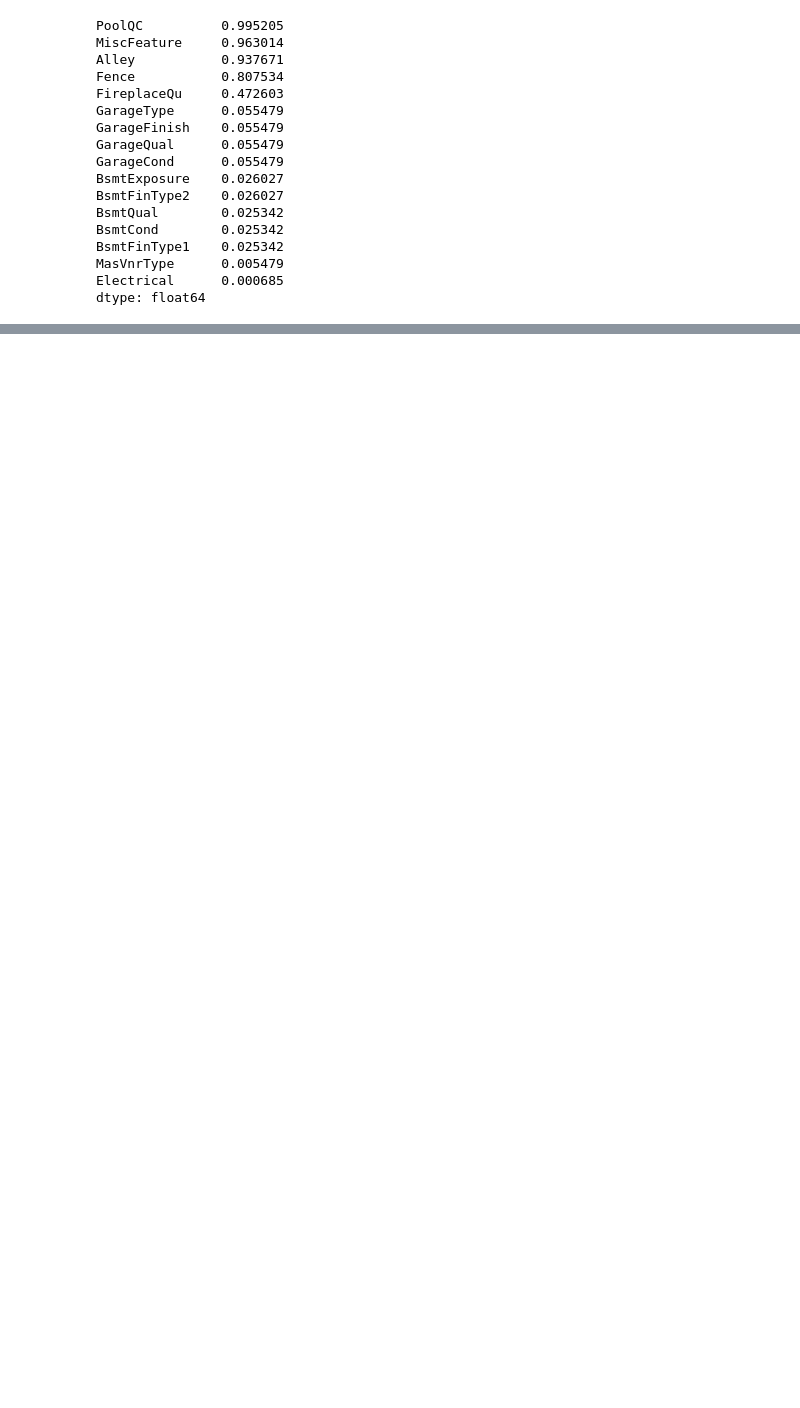
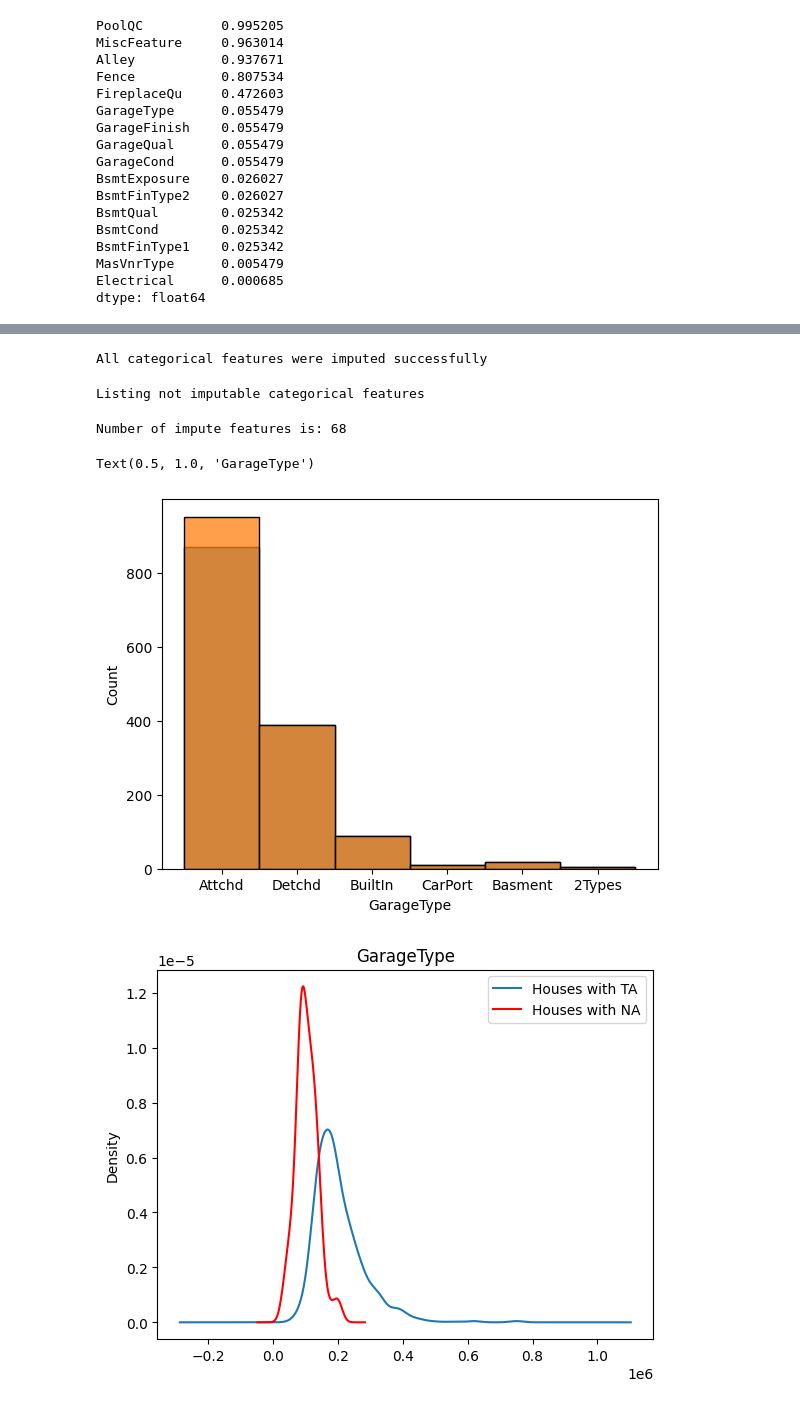
Before and after one commit to iliya1984/DevML, a Jupyter notebook: House Prices/house_prices_feature_analysis.ipynb, the cells around one changed output, grey strips where cells are left out. Cells and saved outputs as stored; diff of their text form; code cells hidden in the pictures; blank space fills up the shorter version.

Commit message:
Added categorical feature imputation

```diff
--- a/House Prices/house_prices_feature_analysis.ipynb
+++ b/House Prices/house_prices_feature_analysis.ipynb
@@ -245,0 +252,65 @@ train_df['GarageYrBlt'].median()
+# %%
+cat_features_to_impute = fa.analyse_missing_features(imputed_train_df, cat_features_to_impute.index, True)
+
+if(len(cat_features_to_impute) == 0):
+    print('All categorical features were imputed successfully')
+else:
+    print('Warning ! Not all categorical features were imputed')
+# %% [output]
+All categorical features were imputed successfully
+# %%
+print('Listing not imputable categorical features')
+not_imputable_cat_feature_list = not_imputable_cat_features.index.values.tolist()
+# %% [output]
+Listing not imputable categorical features
+# %%
+imputed_cat_features = []
+
+for feature_name in cat_features:
+    if(not (feature_name in not_imputable_cat_feature_list)):
+        imputed_cat_features.append(feature_name)
+
+
+imputed_features = imputed_features + imputed_cat_features
+print(f'Number of impute features is: {len(imputed_features)}')
+# %% [output]
+Number of impute features is: 68
+# %%
+#fa.draw_feature_plots(train_df, 'MasVnrArea', 'SalePrice', False)
+#stats.probplot(train_df['MSSubClass'], dist='norm', plot=plt)
+#plt.show()
+
+sns.histplot(train_df['GarageType'])
+#x = fa.unique_values(train_df, 'Exterior1st')
+#x.size
+
+most_frequent_category = train_df['GarageType'].mode()
+category_percent = (train_df.groupby('GarageType')['GarageType'].count() / len(train_df)).sort_values(ascending=False)
+category_percent
+
+temp_df = pd.DataFrame()
+temp_df['GarageType'] = train_df['GarageType']
+
+temp_df[temp_df['GarageType'].isnull()] = most_frequent_category
+
+sns.histplot(temp_df['GarageType'])
+
+temp_df['GarageType'].isnull().mean()
+
+
+fig = plt.figure()
+ax = fig.add_subplot(111)
+# select and plot houses with the most frequent label
+train_df[train_df['GarageType'] == 'Attchd']['SalePrice'].plot(kind='kde', ax=ax)
+# select and plot houses with missing data in the variable
+train_df[train_df['GarageType'].isnull()]['SalePrice'].plot(kind='kde', ax=ax, color='red')
+# add the legend
+lines, labels = ax.get_legend_handles_labels()
+labels = ['Houses with TA', 'Houses with NA']
+ax.legend(lines, labels, loc='best')
+# add figure title
+plt.title('GarageType')
+# %% [output]
+Text(0.5, 1.0, 'GarageType')
+[figure, added]
+[figure, added]
```
Also changed, not shown: parts of 24 cells of this notebook.
